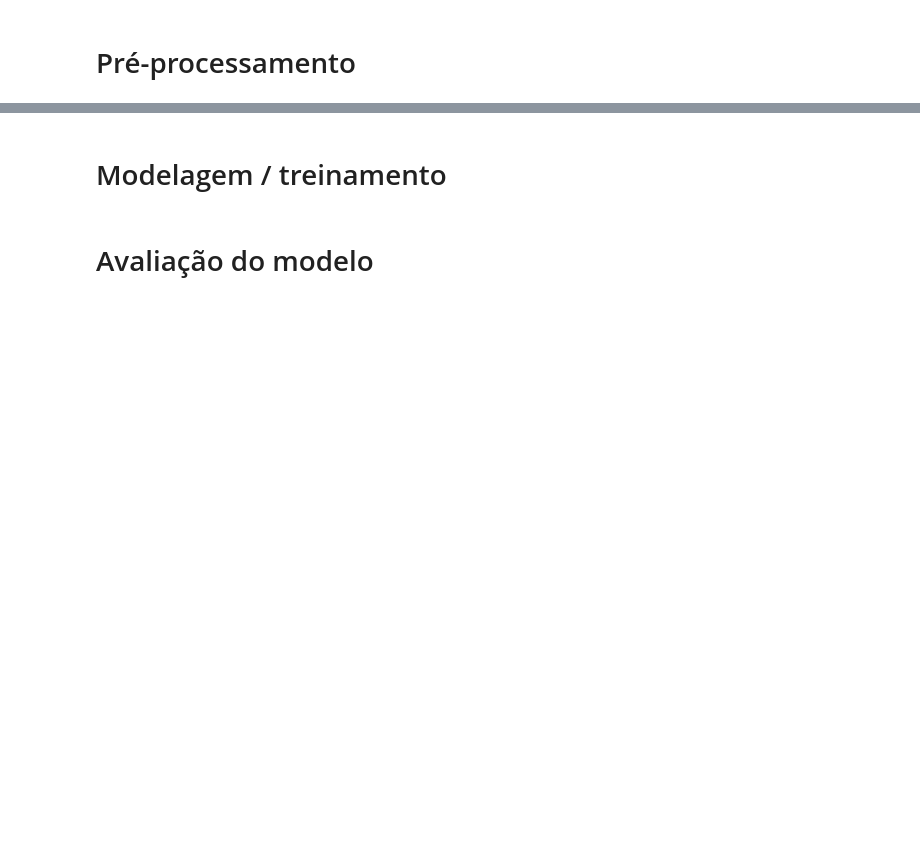
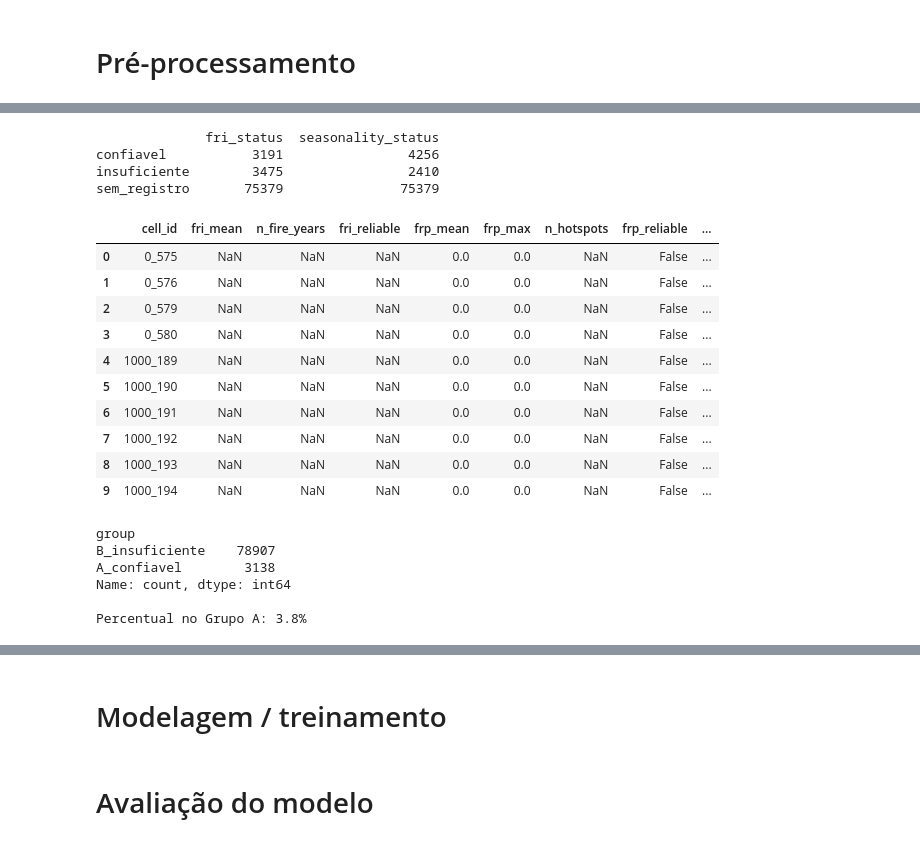
Before and after one commit to AndersonAlvesCoelho/pyroregions-classification, a Jupyter notebook: pyroregions_ucs.ipynb, the cells around one changed output, grey strips where cells are left out. Drawn from its saved outputs; the diff is of its cells as text; code cells hidden in the pictures; blank space fills up the shorter version.

```diff
--- a/pyroregions_ucs.ipynb
+++ b/pyroregions_ucs.ipynb
@@ -1392,0 +1355,77 @@ gc.collect()
+# %%
+# Codificar ausência de dado por variável, conforme discutido:
+# - FRP, tamanho, área média: zero tem significado físico real (nunca houve fogo/energia detectada)
+# - FRI e sazonalidade: não existe número honesto para "nunca aconteceu" — viram categoria à parte
+
+fire_regime_vector['frp_mean'] = fire_regime_vector['frp_mean'].fillna(0)
+fire_regime_vector['frp_max'] = fire_regime_vector['frp_max'].fillna(0)
+fire_regime_vector['size_max'] = fire_regime_vector['size_max'].fillna(0)
+fire_regime_vector['annual_area_mean'] = fire_regime_vector['annual_area_mean'].fillna(0)
+
+# Categoria de status para FRI — separa "sem registro nenhum" de "registro insuficiente" de "confiável"
+def fri_status(row):
+    if pd.isna(row['n_fire_years']):
+        return 'sem_registro'
+    elif not row['fri_reliable']:
+        return 'insuficiente'
+    else:
+        return 'confiavel'
+
+fire_regime_vector['fri_status'] = fire_regime_vector.apply(fri_status, axis=1)
+
+# Mesma lógica para sazonalidade
+def seasonality_status(row):
+    if pd.isna(row['n_months_80pct']):
+        return 'sem_registro'
+    elif not row['seasonality_reliable']:
+        return 'insuficiente'
+    else:
+        return 'confiavel'
+
+fire_regime_vector['seasonality_status'] = fire_regime_vector.apply(seasonality_status, axis=1)
+
+# Preencher os flags booleanos restantes (frp_reliable) onde ficaram NaN
+fire_regime_vector['frp_reliable'] = fire_regime_vector['frp_reliable'].fillna(False)
+fire_regime_vector['area_reliable'] = fire_regime_vector['area_reliable'].fillna(False)
+
+print(fire_regime_vector[['fri_status', 'seasonality_status']].apply(lambda col: col.value_counts()))
+fire_regime_vector.head(10)
+# %% [output]
+              fri_status  seasonality_status
+confiavel           3191                4256
+insuficiente        3475                2410
+sem_registro       75379               75379
+|  | cell_id | fri_mean | n_fire_years | fri_reliable | frp_mean | frp_max | n_hotspots | frp_reliable | ... |
+| 0 | 0_575 | NaN | NaN | NaN | 0.0 | 0.0 | NaN | False | ... |
+| 1 | 0_576 | NaN | NaN | NaN | 0.0 | 0.0 | NaN | False | ... |
+| 2 | 0_579 | NaN | NaN | NaN | 0.0 | 0.0 | NaN | False | ... |
+| 3 | 0_580 | NaN | NaN | NaN | 0.0 | 0.0 | NaN | False | ... |
+| 4 | 1000_189 | NaN | NaN | NaN | 0.0 | 0.0 | NaN | False | ... |
+| 5 | 1000_190 | NaN | NaN | NaN | 0.0 | 0.0 | NaN | False | ... |
+| 6 | 1000_191 | NaN | NaN | NaN | 0.0 | 0.0 | NaN | False | ... |
+| 7 | 1000_192 | NaN | NaN | NaN | 0.0 | 0.0 | NaN | False | ... |
+| 8 | 1000_193 | NaN | NaN | NaN | 0.0 | 0.0 | NaN | False | ... |
+| 9 | 1000_194 | NaN | NaN | NaN | 0.0 | 0.0 | NaN | False | ... |
+# %%
+# Segmentação em dois grupos, conforme decidido:
+# Grupo A — confiável nas 5 variáveis simultaneamente, entra no clustering real
+# Grupo B — o resto, recebe classificação fixa de "regime raro/sem dado suficiente"
+
+fire_regime_vector['group'] = np.where(
+    (fire_regime_vector['fri_status'] == 'confiavel') &
+    (fire_regime_vector['frp_reliable'] == True) &
+    (fire_regime_vector['seasonality_status'] == 'confiavel') &
+    (fire_regime_vector['area_reliable'] == True),
+    'A_confiavel',
+    'B_insuficiente'
+)
+
+print(fire_regime_vector['group'].value_counts())
+print(f"\nPercentual no Grupo A: {(fire_regime_vector['group'] == 'A_confiavel').mean() * 100:.1f}%")
+# %% [output]
+group
+B_insuficiente    78907
+A_confiavel        3138
+Name: count, dtype: int64
+
+Percentual no Grupo A: 3.8%
```
Also changed, not shown: parts of 64 cells of this notebook.
